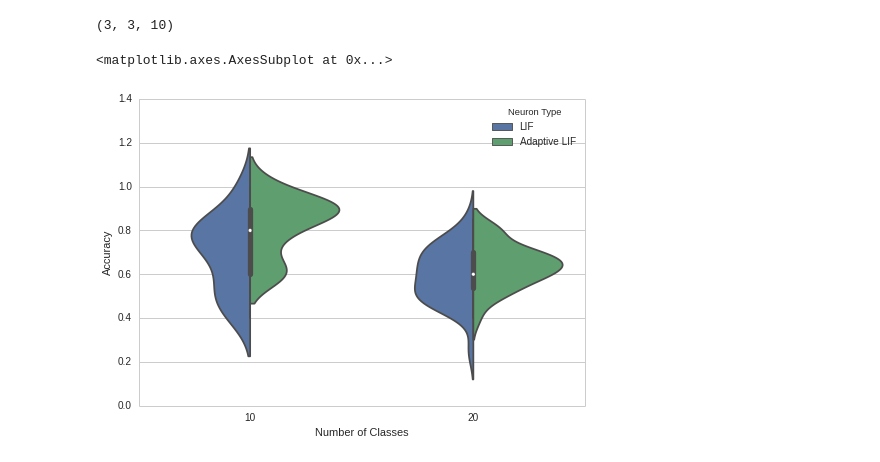
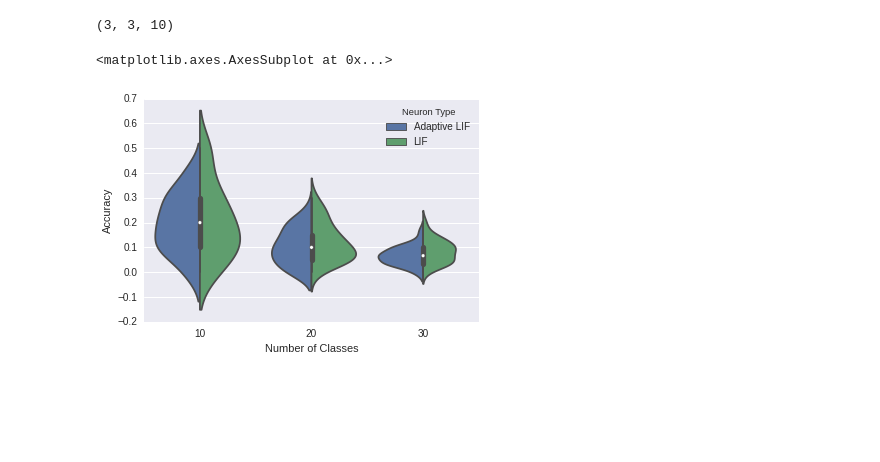
Before and after one commit to Seanny123/rnn-comparison, a Jupyter notebook: plot_results.ipynb, the cells around one changed output. Saved outputs shown, nothing was run; the diff lists cells and outputs as text; code cells hidden in the pictures; blank space fills up the shorter version.

```diff
--- a/plot_results.ipynb
+++ b/plot_results.ipynb
@@ -63,25 +128,27 @@ sns.lmplot("Number of Classes", "Accuracy", hue="Signal Type", data=df, x_estima
 # %%
 # get class-test results for ALIF
-a_res = np.load("results/alif_exp_04_39_20.npz")
-a_acc = np.array(a_res['rc_res'].item()['acc'])
+a_res = np.load("results/alif_final/alif_exp.npz")
+a_acc = np.array(a_res['svm_res'].item()['acc'])
 a_acc = a_acc.reshape((-1, len(a_res["class_nums"]), a_res['exp_iter']))
 print(a_acc.shape)
+
+sig_list = ["WhiteSignal Continuous", "Orthogonal Interpolation", "WhiteNoise Discrete"]
 n_list = a_res["class_nums"]
+frame = []
 
-for sig in range(a_acc.shape[0]):
-    for n_cls in range(a_acc.shape[1]):
-        for run in range(a_acc.shape[2]):
-            # data, label, label
-            #print("%s, %s, %s" %(sig, n_cls, run))
-            new_rc.append((a_acc[sig, n_cls, run], sig_list[sig], n_list[n_cls], "Adaptive LIF"))
+frame.extend(alif_frame(a_acc))
 
-neuron_frame = pd.DataFrame(new_rc, columns=["Accuracy", "Signal Type", "Number of Classes", "Neuron Type"])
+a_res = np.load("results/alif_final/no_alif_exp.npz")
+a_acc = np.array(a_res['svm_res'].item()['acc'])
+a_acc = a_acc.reshape((-1, len(a_res["class_nums"]), a_res['exp_iter']))
+frame.extend(alif_frame(a_acc, n_type="LIF"))
+
+
+svm_frame = pd.DataFrame(frame, columns=["Accuracy", "Signal Type", "Number of Classes", "Neuron Type"])
 # %% [output]
 (3, 3, 10)
 # %%
-# plot them side-by-side somehow
-vio_frame = neuron_frame[(neuron_frame["Number of Classes"] == 10) | (neuron_frame["Number of Classes"] == 20)]
-sns.violinplot('Number of Classes', 'Accuracy', hue='Neuron Type', data=vio_frame, split=True, inner='box')
+sns.violinplot('Number of Classes', 'Accuracy', hue='Neuron Type', data=svm_frame, split=True, inner='box')
 # %% [output]
 <matplotlib.axes.AxesSubplot at 0x...>
-[figure, old version]
+[figure, new version]
```
Also changed, not shown: parts of 8 cells of this notebook, 24 other files.
